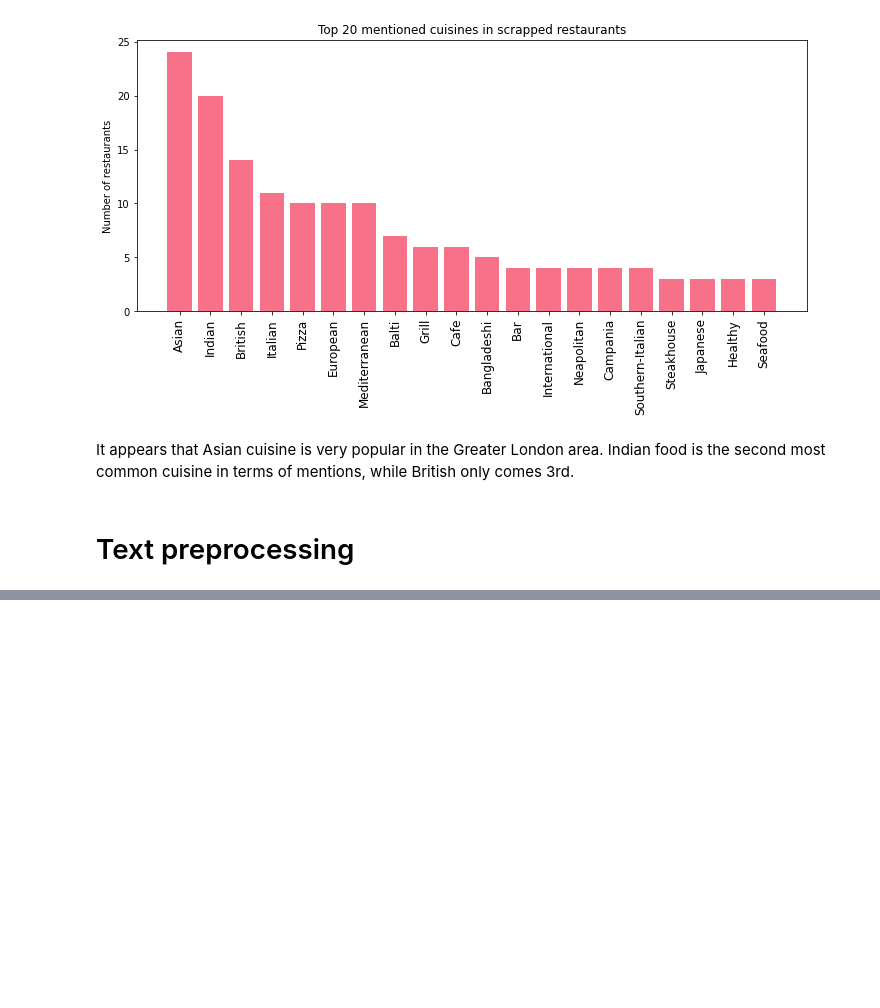
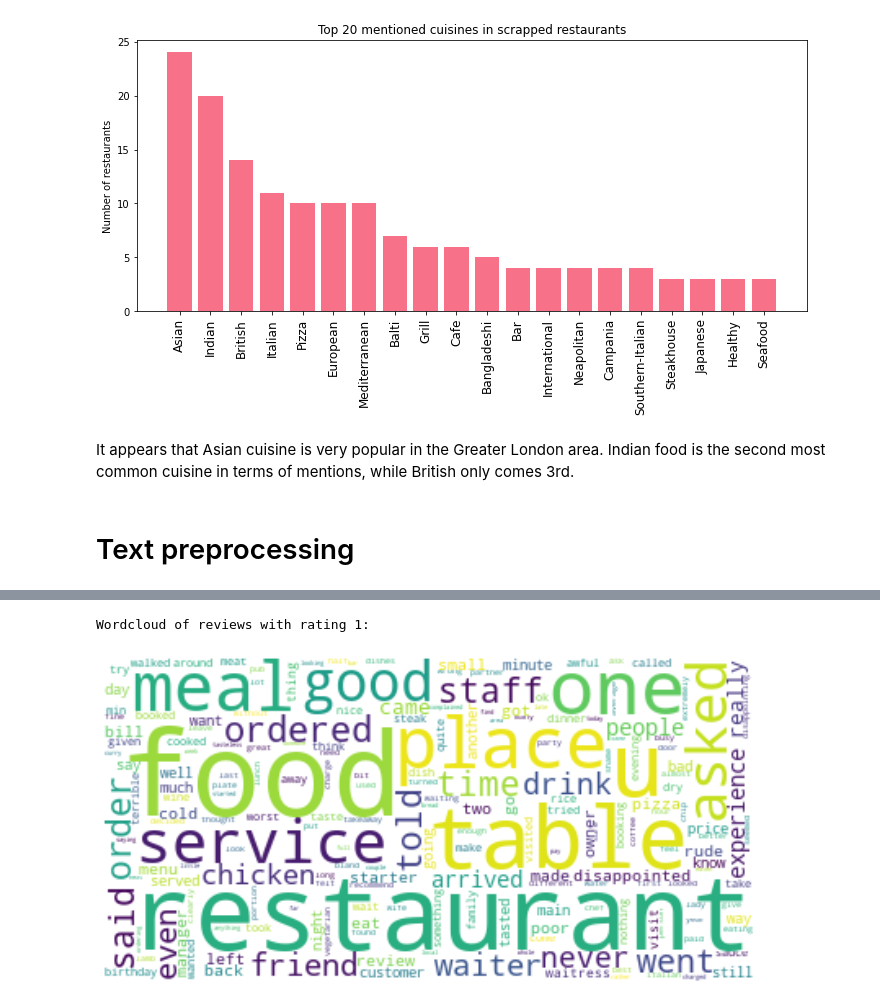
Before and after one commit to henrique-britoleao/trip_advisor_scrap, a Jupyter notebook: Deliverable_2/Deliverable.ipynb, the cells around one changed output, grey strips where cells are left out. Saved outputs shown, nothing was run; the diff lists cells and outputs as text; code cells hidden in the pictures; blank space fills up the shorter version.

Commit message:
modify wordcloud

```diff
--- a/Deliverable_2/Deliverable.ipynb
+++ b/Deliverable_2/Deliverable.ipynb
@@ -153,0 +154,5 @@ Wordcloud of reviews with rating 5:
+# %%
+show_wordcloud(corpus, df_reviews['review_rating'], 1)
+# %% [output]
+Wordcloud of reviews with rating 1:
+[figure, added]
```
Also changed, not shown: parts of 2 cells of this notebook.
